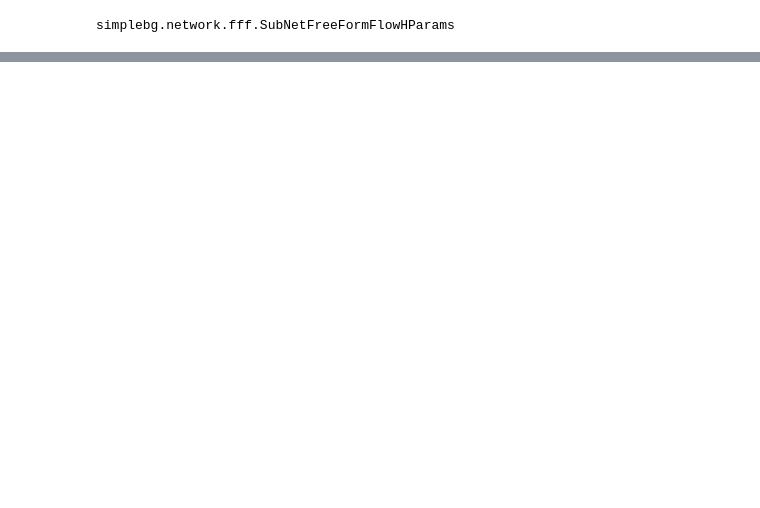
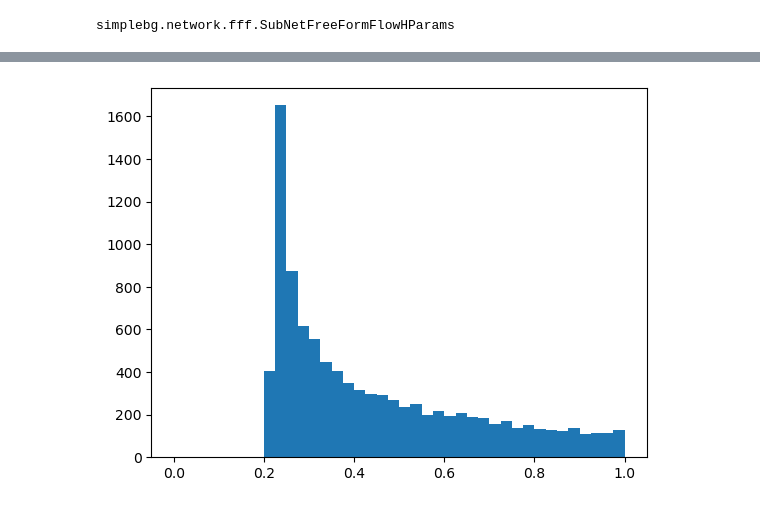
Before and after one commit to thelostscout/simplebg, a Jupyter notebook: notebooks/continuous_bondary_conditions.ipynb, the cells around one changed output, grey strips where cells are left out. Cells and saved outputs as stored; diff of their text form; code cells hidden in the pictures; blank space fills up the shorter version.

```diff
--- a/notebooks/continuous_bondary_conditions.ipynb
+++ b/notebooks/continuous_bondary_conditions.ipynb
@@ -137,0 +172,5 @@ from lightning_trainable.hparams import HParams
+# %%
+samples = my_model.sample((10_000,)).squeeze(1)
+_ = plt.hist(samples, bins=40, range=(0,1))
+# %% [output]
+[figure, added]
```
Also changed, not shown: parts of 9 cells of this notebook, 17 other files.
